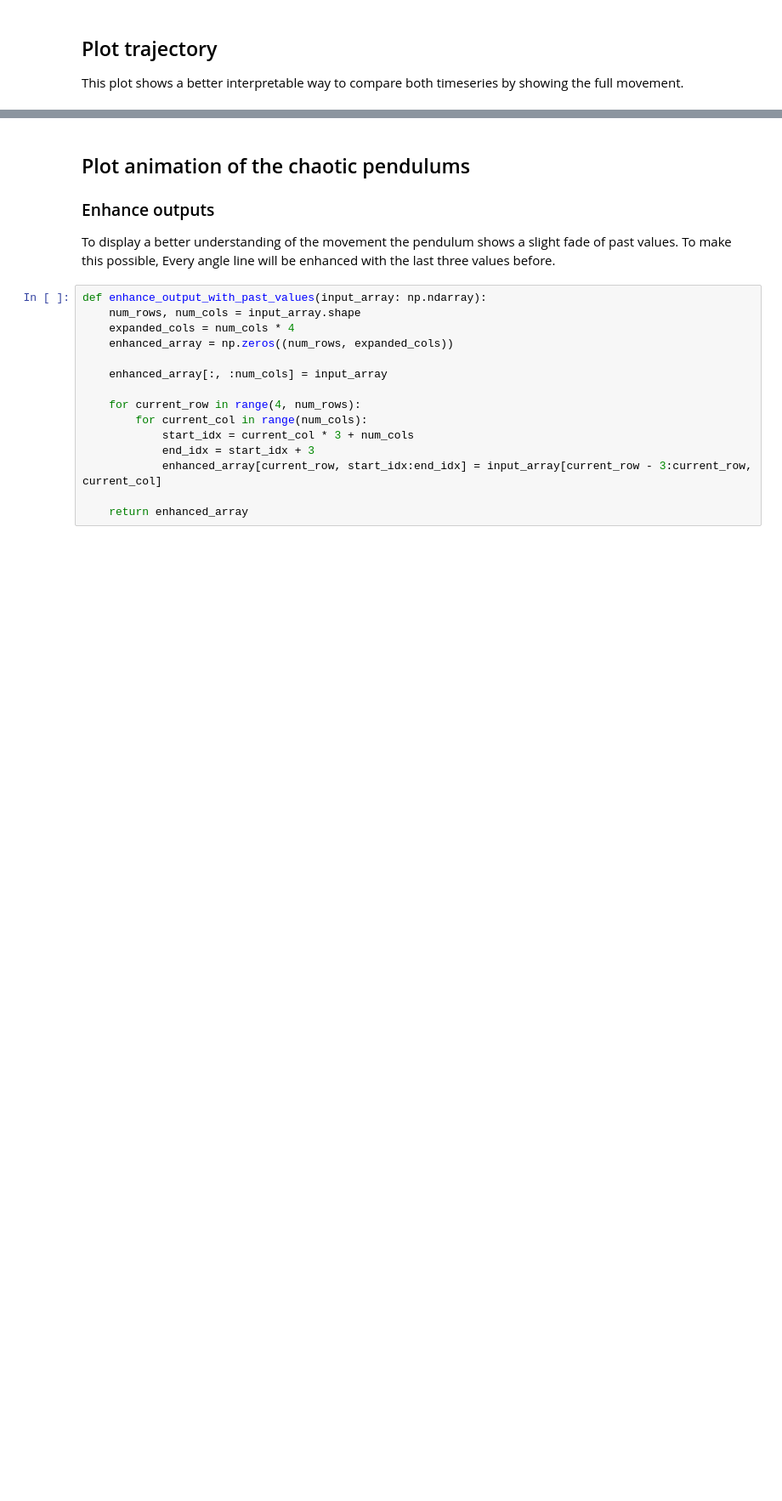
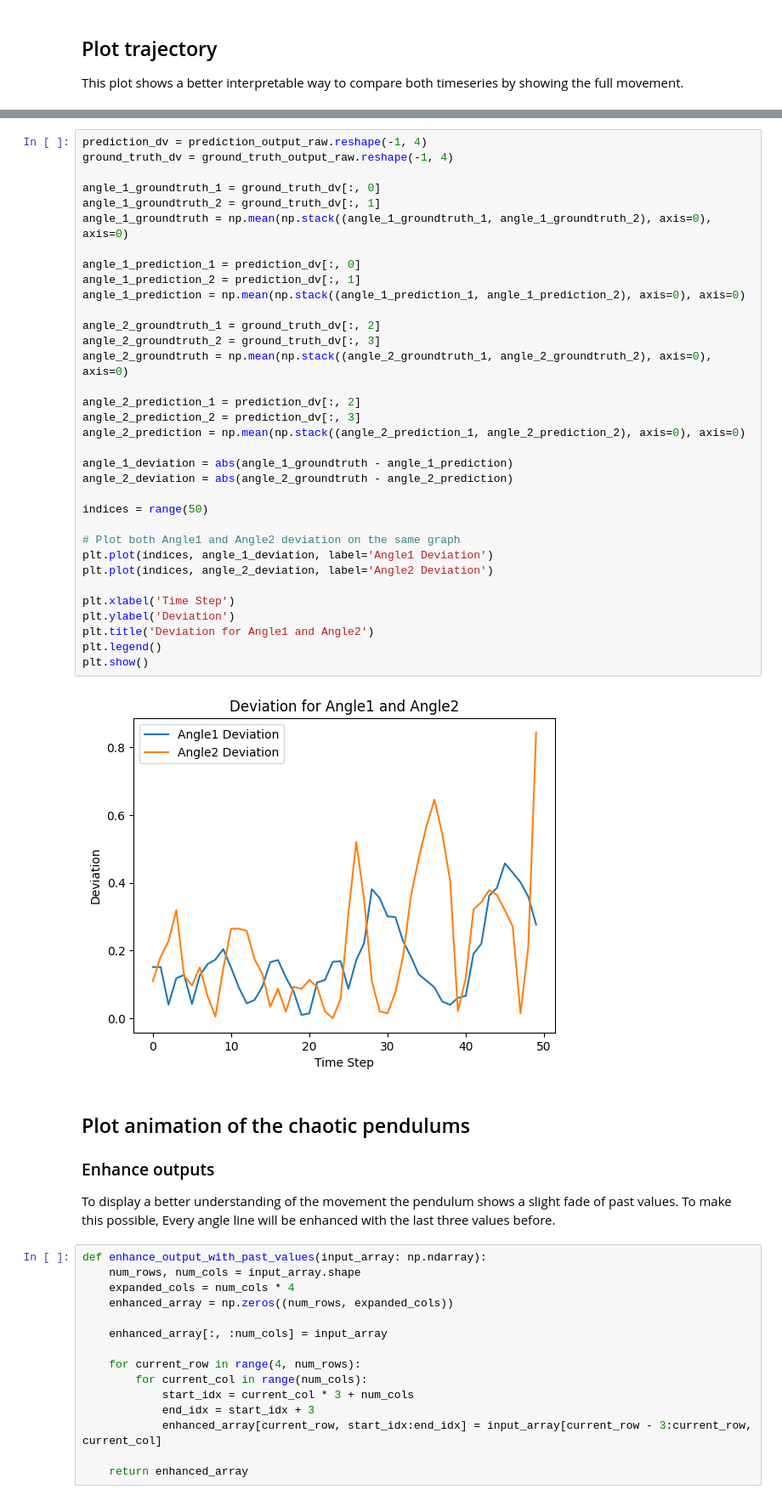
Before and after one commit to PascalGraf95/proj-chaotic-pendulum, a Jupyter notebook: JupyterNotebook/pendulum_prediction.ipynb, the cells around one changed output, grey strips where cells are left out. Shown at 85% size. Drawn from its saved outputs; the diff is of its cells as text; blank space fills up the shorter version.

```diff
--- a/JupyterNotebook/pendulum_prediction.ipynb
+++ b/JupyterNotebook/pendulum_prediction.ipynb
@@ -188,3 +189,39 @@ plt.show()
+# %%
+prediction_dv = prediction_output_raw.reshape(-1, 4)
+ground_truth_dv = ground_truth_output_raw.reshape(-1, 4)
+
+angle_1_groundtruth_1 = ground_truth_dv[:, 0]
+angle_1_groundtruth_2 = ground_truth_dv[:, 1]
+angle_1_groundtruth = np.mean(np.stack((angle_1_groundtruth_1, angle_1_groundtruth_2), axis=0), axis=0)
+
+angle_1_prediction_1 = prediction_dv[:, 0]
+angle_1_prediction_2 = prediction_dv[:, 1]
+angle_1_prediction = np.mean(np.stack((angle_1_prediction_1, angle_1_prediction_2), axis=0), axis=0)
+
+angle_2_groundtruth_1 = ground_truth_dv[:, 2]
+angle_2_groundtruth_2 = ground_truth_dv[:, 3]
+angle_2_groundtruth = np.mean(np.stack((angle_2_groundtruth_1, angle_2_groundtruth_2), axis=0), axis=0)
+
+angle_2_prediction_1 = prediction_dv[:, 2]
+angle_2_prediction_2 = prediction_dv[:, 3]
+angle_2_prediction = np.mean(np.stack((angle_2_prediction_1, angle_2_prediction_2), axis=0), axis=0)
+
+angle_1_deviation = abs(angle_1_groundtruth - angle_1_prediction)
+angle_2_deviation = abs(angle_2_groundtruth - angle_2_prediction)
+
+indices = range(50)
+
+# Plot both Angle1 and Angle2 deviation on the same graph
+plt.plot(indices, angle_1_deviation, label='Angle1 Deviation')
+plt.plot(indices, angle_2_deviation, label='Angle2 Deviation')
+
+plt.xlabel('Time Step')
+plt.ylabel('Deviation')
+plt.title('Deviation for Angle1 and Angle2')
+plt.legend()
+plt.show()
+# %% [output]
+[figure, added]
 # %% [markdown]
 ## Plot animation of the chaotic pendulums
 ### Enhance outputs
```
Also changed, not shown: parts of 10 cells of this notebook, 1 other file.
